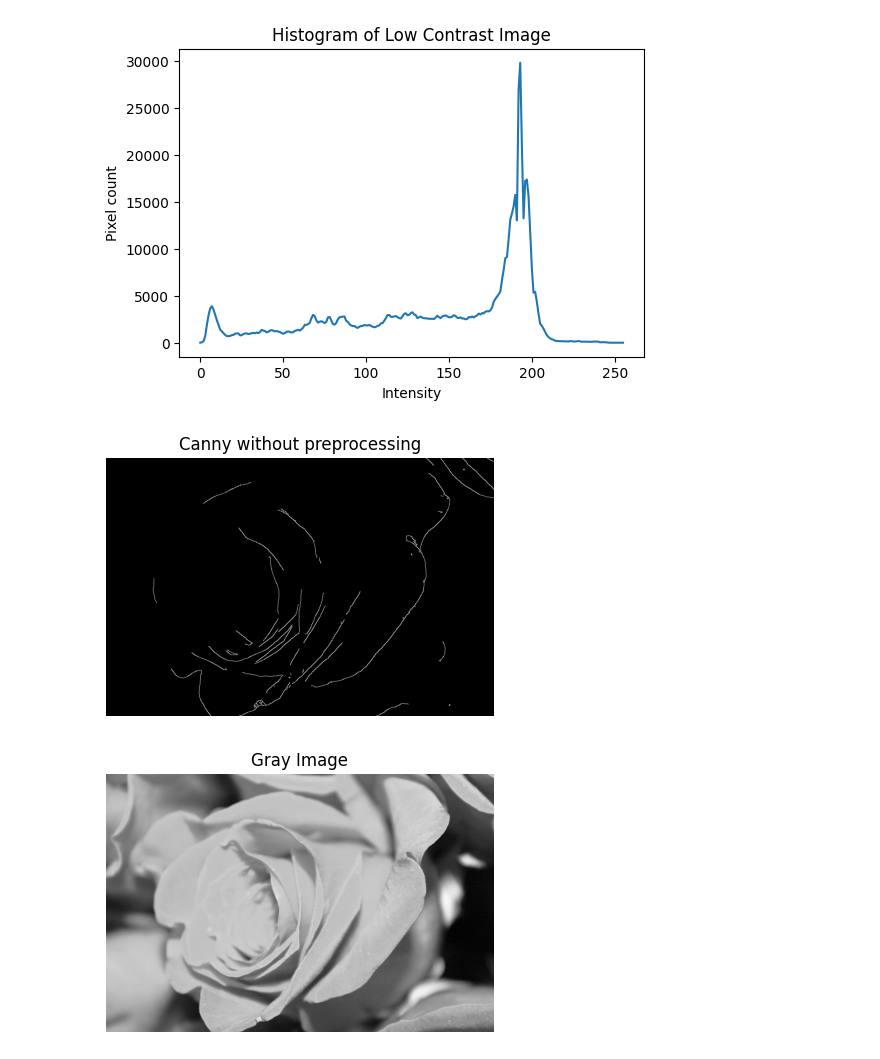
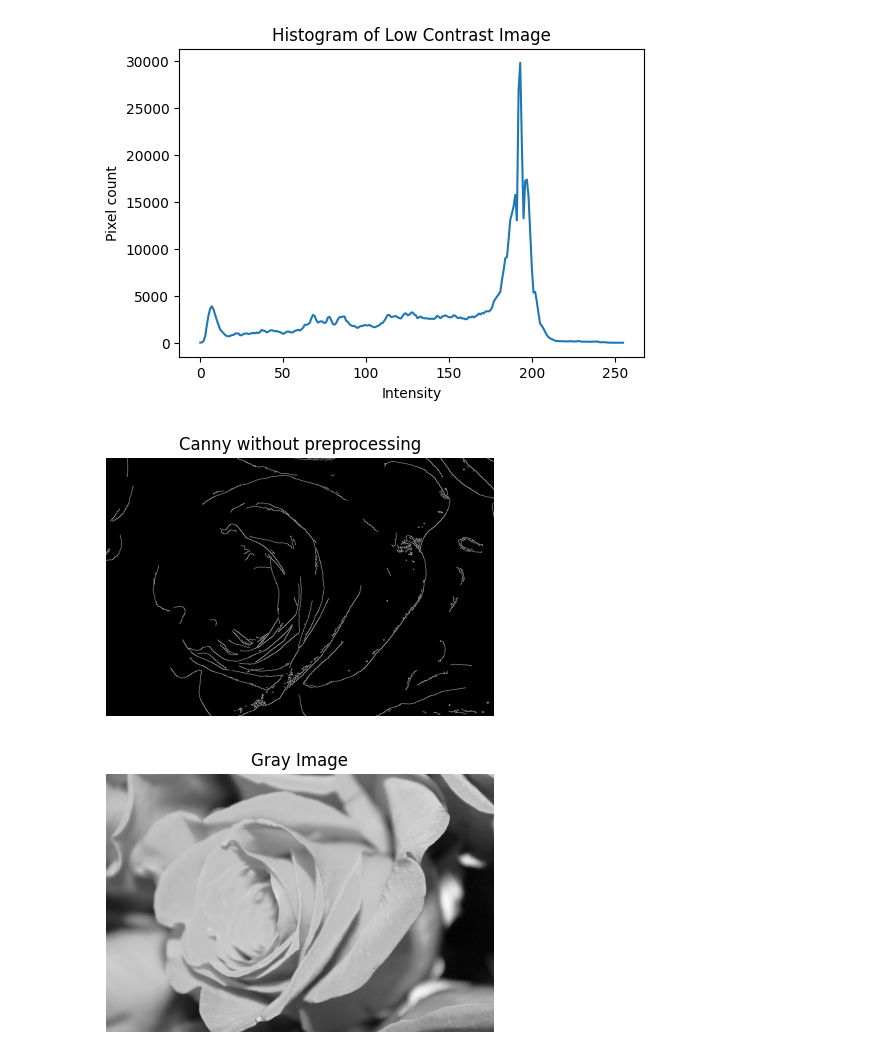
Before and after one commit to trieuhoang1212/Labs_ComputerVision, a Jupyter notebook: Lab3/Chuong2/Cau3/srs/low_contrast_cau3.ipynb, the cells around one changed output. Cells and saved outputs as stored; diff of their text form; code cells hidden in the pictures.

```diff
--- a/Lab3/Chuong2/Cau3/srs/low_contrast_cau3.ipynb
+++ b/Lab3/Chuong2/Cau3/srs/low_contrast_cau3.ipynb
@@ -26,10 +26,12 @@ plt.show()
 [figure]
 # %%
 #canny trước khi tăng contrast
-edges_raw = cv2.Canny(gray, 100, 220)
+low=60
+high=120
+edges_raw = cv2.Canny(gray, low, high)
 show("Canny without preprocessing", edges_raw)
 # %% [output]
-[figure, old version]
+[figure, new version]
 # %%
 #tang tuong phan
 equalized = cv2.equalizeHist(gray)
```
Also changed, not shown: parts of 2 cells of this notebook, 2 other files.
